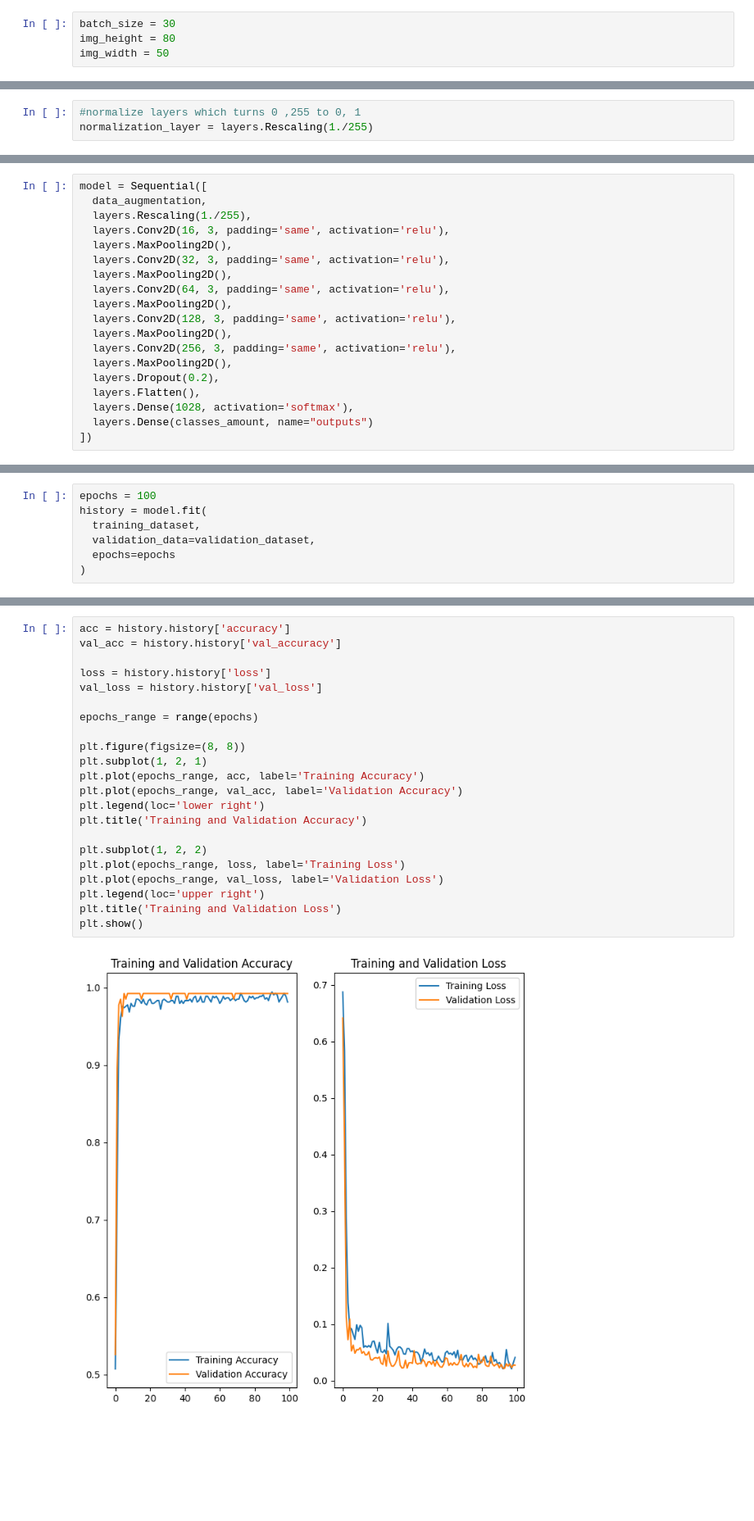
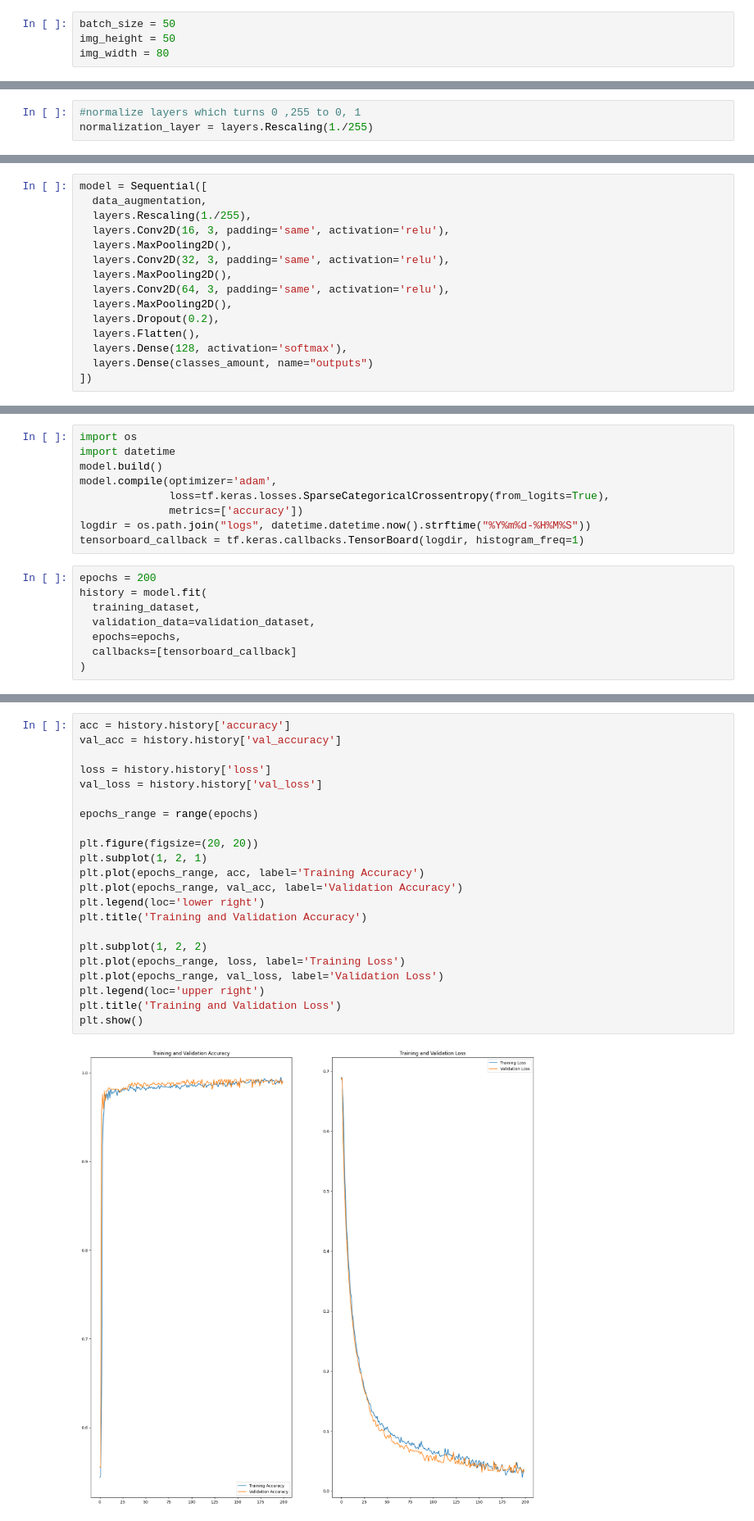
Before and after one commit to SorataBaka/year-4-research, a Jupyter notebook: dataset_builder/train.ipynb, the cells around one changed output, grey strips where cells are left out. Shown at 82% size. Drawn from its saved outputs; the diff is of its cells as text; blank space fills up the shorter version.

Commit message:
compiled bigger dataset

```diff
--- a/dataset_builder/train.ipynb
+++ b/dataset_builder/train.ipynb
@@ -24,7 +24,7 @@ PIL.Image.open(str(eyes_open[0]))
 # %%
-batch_size = 30
-img_height = 80
-img_width = 50
+batch_size = 50
+img_height = 50
+img_width = 80
 # %%
 training_dataset = tf.keras.utils.image_dataset_from_directory(
   data_dir,
@@ -215,12 +128,8 @@ model = Sequential([
   layers.MaxPooling2D(),
   layers.Conv2D(64, 3, padding='same', activation='relu'),
   layers.MaxPooling2D(),
-  layers.Conv2D(128, 3, padding='same', activation='relu'),
-  layers.MaxPooling2D(),
-  layers.Conv2D(256, 3, padding='same', activation='relu'),
-  layers.MaxPooling2D(),
   layers.Dropout(0.2),
   layers.Flatten(),
-  layers.Dense(1028, activation='softmax'),
+  layers.Dense(128, activation='softmax'),
   layers.Dense(classes_amount, name="outputs")
 ])
@@ -231,8 +136,18 @@ model.compile(optimizer='adam',
+# %%
+import os
+import datetime
+model.build()
+model.compile(optimizer='adam',
+              loss=tf.keras.losses.SparseCategoricalCrossentropy(from_logits=True),
+              metrics=['accuracy'])
+logdir = os.path.join("logs", datetime.datetime.now().strftime("%Y%m%d-%H%M%S"))
+tensorboard_callback = tf.keras.callbacks.TensorBoard(logdir, histogram_freq=1)
 # %%
-epochs = 100
+epochs = 200
 history = model.fit(
   training_dataset,
   validation_data=validation_dataset,
-  epochs=epochs
+  epochs=epochs,
+  callbacks=[tensorboard_callback]
 )
 # %% [output]
@@ -256,25 +171,25 @@ Epoch 100/100
 # %%
 acc = history.history['accuracy']
 val_acc = history.history['val_accuracy']
 
 loss = history.history['loss']
 val_loss = history.history['val_loss']
 
 epochs_range = range(epochs)
 
-plt.figure(figsize=(8, 8))
+plt.figure(figsize=(20, 20))
 plt.subplot(1, 2, 1)
 plt.plot(epochs_range, acc, label='Training Accuracy')
 plt.plot(epochs_range, val_acc, label='Validation Accuracy')
 plt.legend(loc='lower right')
 plt.title('Training and Validation Accuracy')
 
 plt.subplot(1, 2, 2)
 plt.plot(epochs_range, loss, label='Training Loss')
 plt.plot(epochs_range, val_loss, label='Validation Loss')
 plt.legend(loc='upper right')
 plt.title('Training and Validation Loss')
 plt.show()
 # %% [output]
-[figure, old version]
+[figure, new version]
 # %%
```
Also changed, not shown: parts of 17 cells of this notebook, 7 other files.
